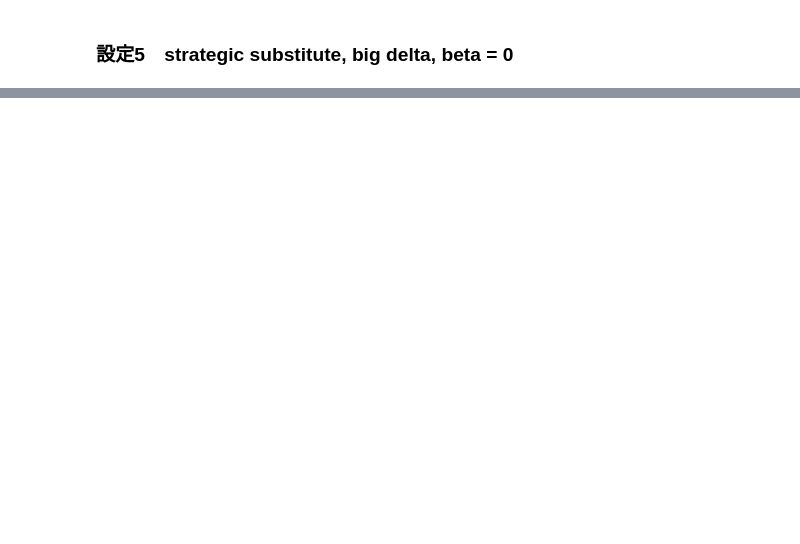
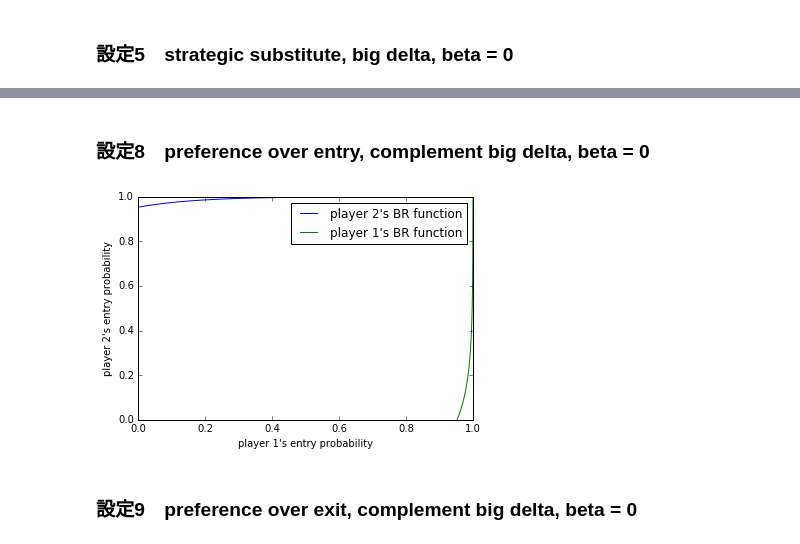
Before and after one commit to keiikegami/multiplicity, a Jupyter notebook: best_response_function.ipynb, the cells around one changed output, grey strips where cells are left out. Saved outputs shown, nothing was run; the diff lists cells and outputs as text; code cells hidden in the pictures; blank space fills up the shorter version.

```diff
--- a/best_response_function.ipynb
+++ b/best_response_function.ipynb
@@ -103,0 +128,14 @@ BR_plot(pop, dist, alpha, beta, delta)
+# %% [markdown]
+### 設定8　preference over entry, complement big delta, beta = 0
+# %%
+pop = 1
+dist = [2, 1]
+alpha = 3
+beta = 0
+delta = 6
+
+BR_plot(pop, dist, alpha, beta, delta)
+# %% [output]
+[figure, added]
+# %% [markdown]
+### 設定9　preference over exit, complement big delta, beta = 0
```
Also changed, not shown: parts of 15 cells of this notebook, 3 other files.
